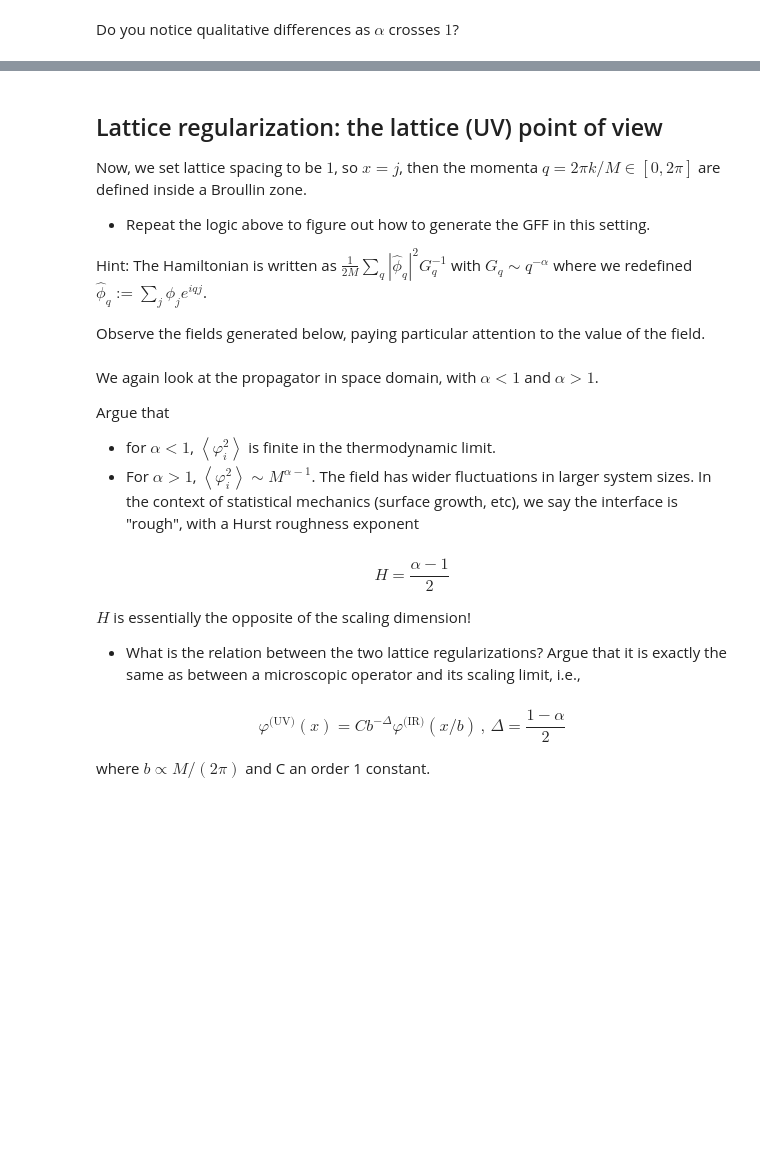
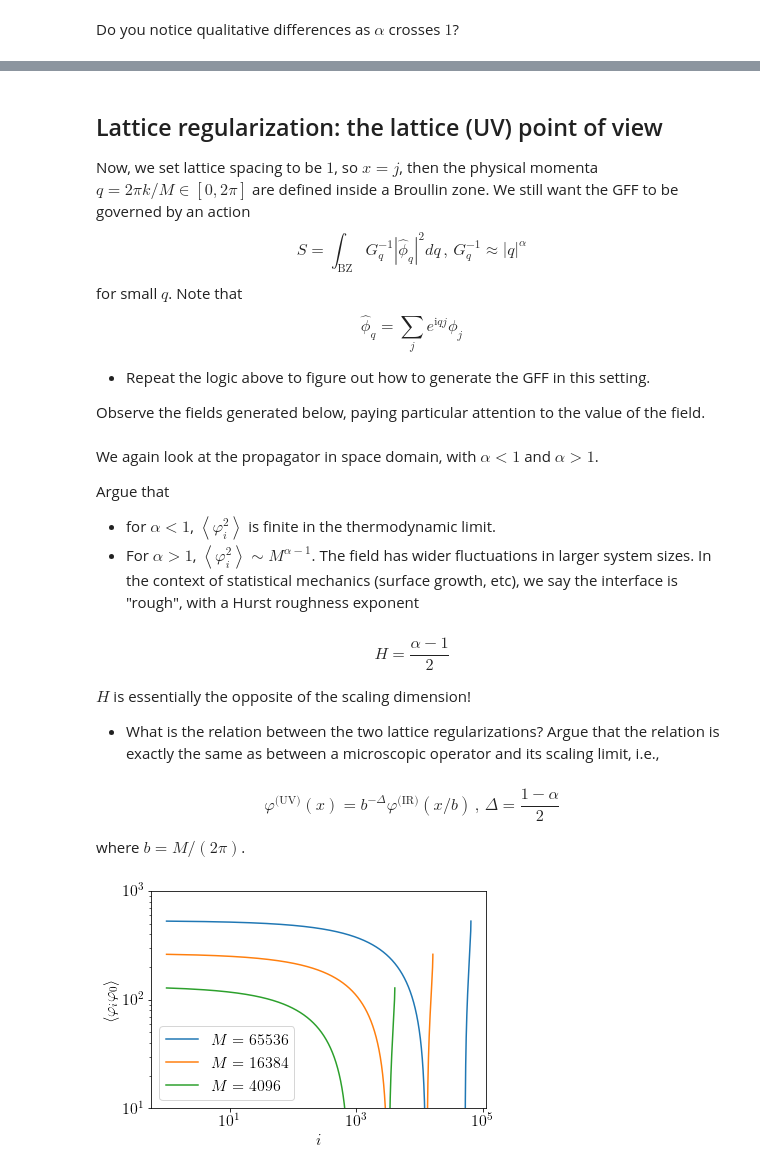
Before and after one commit to xcao-phys/sft-td, a Jupyter notebook: SFT_GFF.ipynb, the cells around one changed output, grey strips where cells are left out. Saved outputs shown, nothing was run; the diff lists cells and outputs as text; code cells hidden in the pictures; blank space fills up the shorter version.

```diff
--- a/SFT_GFF.ipynb
+++ b/SFT_GFF.ipynb
@@ -220,22 +272,22 @@ plt.plot(xs, xs ** (alpha - 1) * C, c = "k", ls = "--")
 # %% [markdown]
 ## Lattice regularization: the lattice (UV) point of view
 
-Now, we set lattice spacing to be $1$, so $x = j$, then the momenta $q = 2\pi k / M \in [0, 2\pi]$ are defined inside a Broullin zone.
+Now, we set lattice spacing to be $1$, so $x = j$, then the physical momenta $q = 2\pi k / M \in [0, 2\pi]$ are defined inside a Broullin zone. We still want the GFF to be governed by an action
+$$ S = \int_{\text{BZ}} G_q^{-1} |\hat{\phi}_q|^2  d q \,,\, G_q^{-1} \approx |q|^{\alpha}  $$
+for small $q$. Note that
+$$ \hat{\phi}_q = \sum_j e^{\mathrm{i} q j} \phi_j $$
 
 - Repeat the logic above to figure out how to generate the GFF in this setting.
 
-Hint: The Hamiltonian is written as $\frac1{2M} \sum_q |\hat{\phi}_q|^2 G_q^{-1}$ with $G_q \sim q^{-\alpha}$ where we redefined $\hat{\phi}_q := \sum_{j} \phi_j e^{iqj} $.
-
 Observe the fields generated below, paying particular attention to the value of the field.
 # %%
 #preparation
 def get_Gk_UV(M, alpha):
     """
     prepare the propagator.
-    parameters: L (system size) and alpha (long range exponent)
+    parameters: M (system size) and alpha (long range exponent)
     """
     Gk = np.sin(np.arange(M)/M*np.pi) * 2
-    #Gk = M//2 - abs(M//2-np.arange(M))
     Gk[0] = 1
     Gk = Gk ** -alpha
     Gk[0] = 0
@@ -246,7 +298,7 @@ fig,ax= plt.subplots(3,1,figsize = (8, 8),sharex="all")
 xs = np.arange(M)
 for j,alpha in enumerate([.5,1.,2.]):
     Gk = get_Gk_UV(M, alpha)
-    phi = np.fft.ifft(( rnd.randn(M) +  rnd.randn(M) * 1.j) * (Gk ** .5)).real * (M ** .5)
+    phi = np.fft.ifft(( rnd.randn(M) +  rnd.randn(M) * 1.j) * (Gk ** .5)).real * (M ** .5) * ((np.pi *2) ** .5)
     plt.sca(ax[j])
     plt.plot(xs,phi)
     plt.title(r"$\alpha=%g$" % alpha)
@@ -261,24 +313,37 @@ Argue that
 #### $$ H = \frac{\alpha - 1}2$$
 $H$ is essentially the opposite of the scaling dimension!
 
-- What is the relation between the two lattice regularizations? Argue that it is exactly the same as between a microscopic operator and its scaling limit, i.e.,
-#### $$ \varphi^{\text{(UV)}}(x) = C b^{-\Delta} \varphi^{\text{(IR)}}(x / b) \,,\, \Delta = \frac{1 - \alpha}{2} $$
-where $b \propto M / (2\pi)$ and C an order 1 constant.
+- What is the relation between the two lattice regularizations? Argue that the relation is exactly the same as between a microscopic operator and its scaling limit, i.e.,
+#### $$ \varphi^{\text{(UV)}}(x) = b^{-\Delta} \varphi^{\text{(IR)}}(x / b) \,,\, \Delta = \frac{1 - \alpha}{2} $$
+where $b = M / (2\pi)$.
 # %%
 alpha = .5
 for M in 2** np.array([16,14,12 ]):
     xs =np.arange(1,M)
     Gk = get_Gk_UV(M, alpha)
-    Gr = np.fft.ifft(Gk).real
+    Gr = np.fft.ifft(Gk).real * np.pi * 2
     plt.loglog(xs, Gr[1:],  label=r"$M = %d$" % M)
 plt.legend()
 plt.ylabel(r"$\left< \varphi_i \varphi_0 \right>$")
 plt.xlabel("$i$")
 xs = np.linspace(1, 1000, 5)
 a = alpha / 2
-#C = gamma(1-alpha) * np.sin(np.pi / 2 * alpha) * 2 #np.pi**(1/2) * 2 ** (1/2 - 2 * a)  * gamma(1/2-a) / gamma(a)
-C = np.pi**(1/2) * 2 ** (1 - 2 * a)  * gamma(1/2-a) / gamma(a) / np.pi / 2
+C = np.pi**(1/2) * 2 ** (1 - 2 * a)  * gamma(1/2-a) / gamma(a)
 plt.plot(xs , xs ** (alpha - 1) * C , c = "k", ls="--")
+# %%
+alpha = 1.5
+for M in 2** np.array([16,14,12 ]):
+    xs =np.arange(1,M)
+    Gk = get_Gk_UV(M, alpha)
+    Gr = np.fft.ifft(Gk).real * np.pi * 2
+    plt.loglog(xs,  Gr[1:],  label=r"$M = %d$" % M)
+plt.legend()
+plt.ylim(10, 1e3)
+plt.ylabel(r"$\left< \varphi_i \varphi_0 \right>$")
+plt.xlabel("$i$")
+xs = np.linspace(1, 10000, 5)
+# %% [output]
+[figure, added]
 # %%
 alpha = 1.5
 for M in 2** np.array([16,14,12 ]):
```
Also changed, not shown: parts of 12 cells of this notebook.
